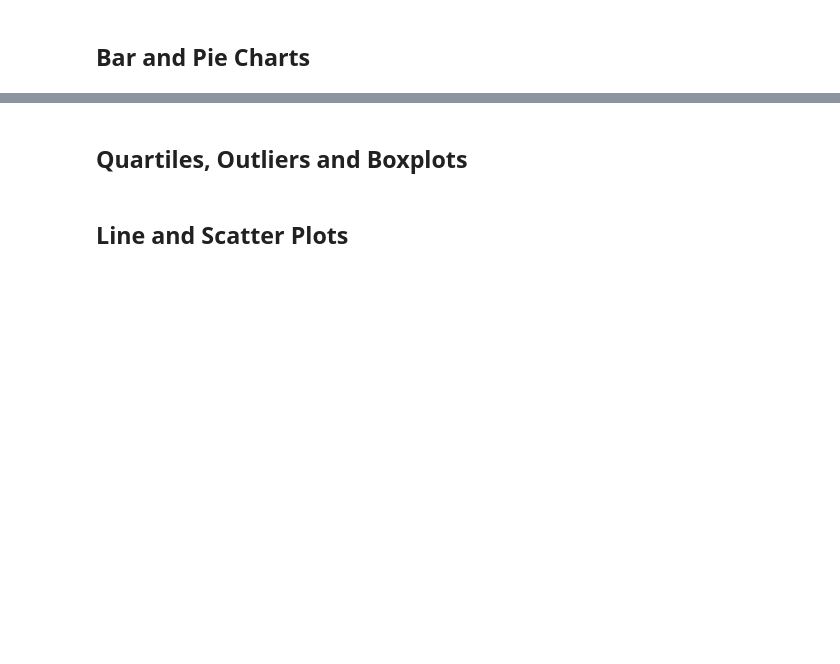
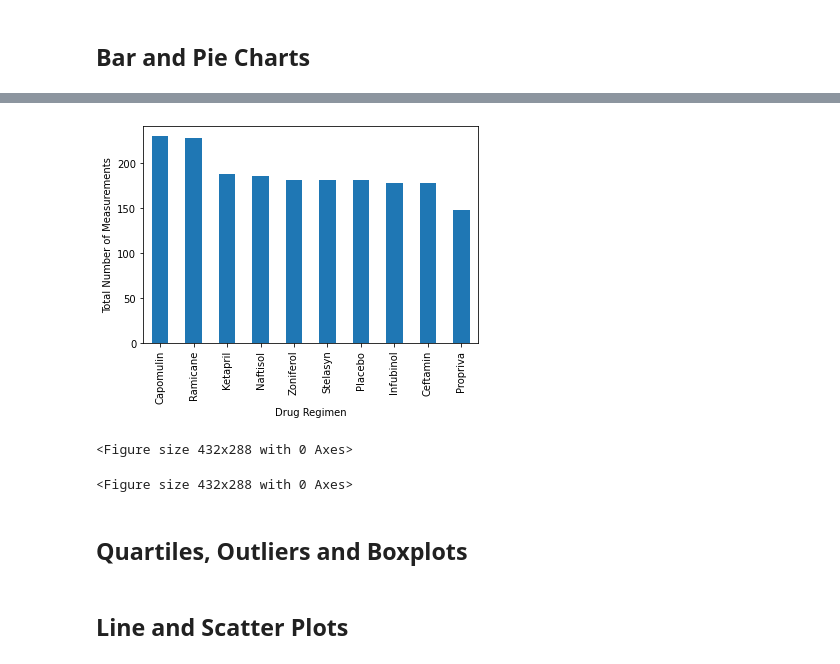
Before and after one commit to jdstrode/Matplotlib-Challenge, a Jupyter notebook: Pymaceuticals/pymaceuticals.ipynb, the cells around one changed output, grey strips where cells are left out. Drawn from its saved outputs; the diff is of its cells as text; code cells hidden in the pictures; blank space fills up the shorter version.

Commit message:
completed first bar graph

```diff
--- a/Pymaceuticals/pymaceuticals.ipynb
+++ b/Pymaceuticals/pymaceuticals.ipynb
@@ -159,47 +182,67 @@ drug_stats
 # %%
-# Generate a bar plot showing the total number of unique mice tested on each drug regimen using pandas.
+miceperdrug = groupbydrug["Mouse ID"].count()
+miceperdrug = miceperdrug.sort_values(ascending=False)
 
 
-# Lesson 1 - Activity 7
-# # Create an array that contains the number of users each language has
-# users = [13000, 26000, 52000, 30000, 9000]
-# x_axis = np.arange(len(users))
-# # Tell matplotlib that we will be making a bar chart
-# # Users is our y axis and x_axis is, of course, our x axis
-# # We apply align="edge" to ensure our bars line up with our tick marks
-# plt.bar(x_axis, users, color='r', alpha=0.5, align="center")
-# # Tell matplotlib where we would like to place each of our x axis headers
+# Create a bar chart based off of the group series from before
+miceperdrug_chart = miceperdrug.plot(kind='bar')
+
+# Set the xlabel and ylabel using class methods
+miceperdrug_chart.set_xlabel("Drug Regimen")
+miceperdrug_chart.set_ylabel("Total Number of Measurements")
+
+plt.show()
+plt.tight_layout()
+
+# # Lesson 1 - Activity 7
+# # # Create an array that contains the number of users each language has
+# x_axis = np.arange(len(miceperdrug))
+
+# # # Tell matplotlib that we will be making a bar chart
+# # # Users is our y axis and x_axis is, of course, our x axis
+# # # We apply align="edge" to ensure our bars line up with our tick marks
+# plt.bar(x_axis, miceperdrug, color='blue', alpha=0.5, align="center")
+
+# # # Tell matplotlib where we would like to place each of our x axis headers
 # tick_locations = [value for value in x_axis]
-# plt.xticks(tick_locations, ["Java", "C++", "Python", "Ruby", "Clojure"])
-# # Sets the x limits of the current chart
+# plt.xticks(tick_locations, groupbydrug.index())
+
+# # # Sets the x limits of the current chart
 # plt.xlim(-0.75, len(x_axis)-0.25)
-# # Sets the y limits of the current chart
-# plt.ylim(0, max(users)+5000)
-# #OR - from Lesson 2 - Activity 2
-# # plt.ylim(0, max(rain_df["Inches"])+10)
-# # Give our chart some labels and a tile
-# plt.title("Popularity of Programming Languages")
-# plt.xlabel("Programming Language")
-# plt.ylabel("Number of People Using Programming Languages")
+# # # Sets the y limits of the current chart
+# plt.ylim(0, max(miceperdrug)+10)
 
-# #Lesson 2 - Activity 2
-# # Use DataFrame.plot() in order to create a bar chart of the data
-# state_and_inches.plot(kind="bar", figsize=(20,3))
+
+# # #OR - from Lesson 2 - Activity 2
+# # # plt.ylim(0, max(rain_df["Inches"])+10)
+
+# # # Give our chart some labels and a tile
+# # plt.title("Title")
+# plt.xlabel("Drug Regimen")
+# plt.ylabel("Total Number of Measurements")
+
+# # #Lesson 2 - Activity 2
+# # # Use DataFrame.plot() in order to create a bar chart of the data
+# # state_and_inches.plot(kind="bar", figsize=(20,3))
 
 # # Set a title for the chart
 # plt.title("Average Rain Per State")
 
 # plt.show()
 # plt.tight_layout()
 
 # # Pandas can also plot multiple columns if the DataFrame includes them
 # multi_plot = rain_df.plot(kind="bar", figsize=(20,5))
 
 # # PandasPlot.set_xticklabels() can be used to set the tick labels as well
 # multi_plot.set_xticklabels(rain_df["State"], rotation=45)
 
-# plt.show()
-# plt.tight_layout()
+plt.show()
+plt.tight_layout()
+# %% [output]
+[figure, added]
+<Figure size 432x288 with 0 Axes>
+<Figure size 432x288 with 0 Axes>
 # %%
 # Generate a bar plot showing the total number of unique mice tested on each drug regimen using pyplot.
 # %%
```
Also changed, not shown: parts of 3 cells of this notebook.
